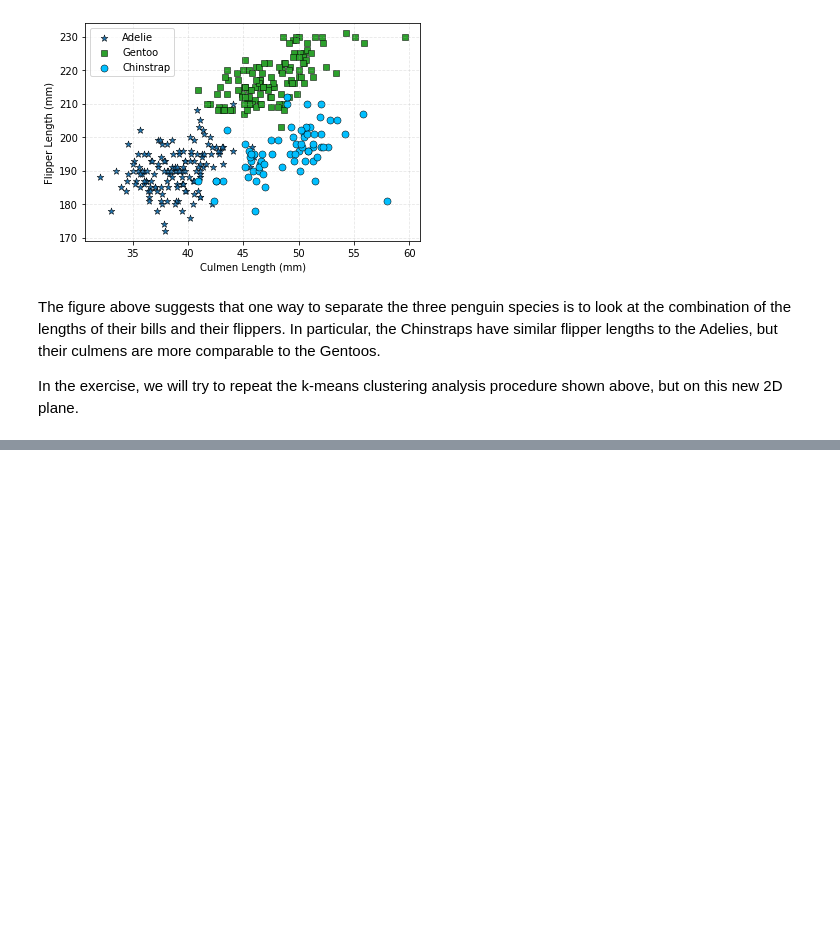
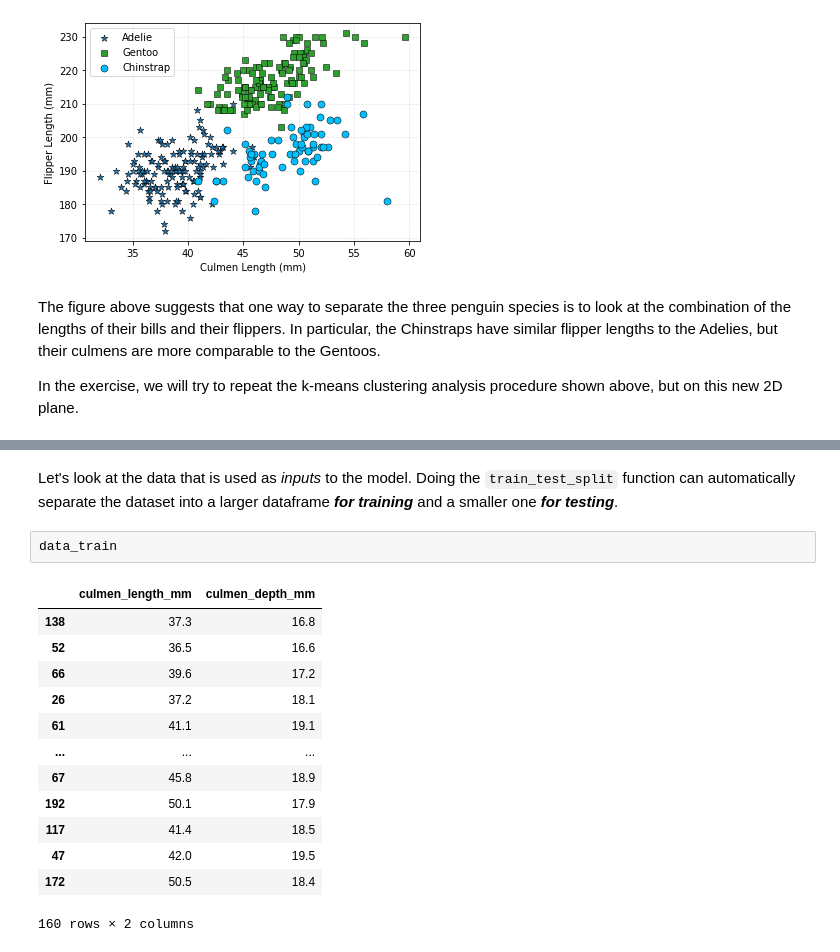
Before and after one commit to tbeucler/2022_Intro_Python, a Jupyter notebook: Tutorials/W4_S1_Tutorial.ipynb, the cells around one changed output, grey strips where cells are left out. Cells and saved outputs as stored; diff of their text form; blank space fills up the shorter version.

```diff
--- a/Tutorials/W4_S1_Tutorial.ipynb
+++ b/Tutorials/W4_S1_Tutorial.ipynb
@@ -411,0 +479,18 @@ In the exercise, we will try to repeat the k-means clustering analysis procedure
+# %% [markdown]
+Let's look at the data that is used as *inputs* to the model. Doing the `train_test_split` function can automatically separate the dataset into a larger dataframe ***for training*** and a smaller one ***for testing***.
+# %%
+data_train
+# %% [output]
+|  | culmen_length_mm | culmen_depth_mm |
+| 138 | 37.3 | 16.8 |
+| 52 | 36.5 | 16.6 |
+| 66 | 39.6 | 17.2 |
+| 26 | 37.2 | 18.1 |
+| 61 | 41.1 | 19.1 |
+| ... | ... | ... |
+| 67 | 45.8 | 18.9 |
+| 192 | 50.1 | 17.9 |
+| 117 | 41.4 | 18.5 |
+| 47 | 42.0 | 19.5 |
+| 172 | 50.5 | 18.4 |
+160 rows × 2 columns
```
Also changed, not shown: parts of 25 cells of this notebook.
